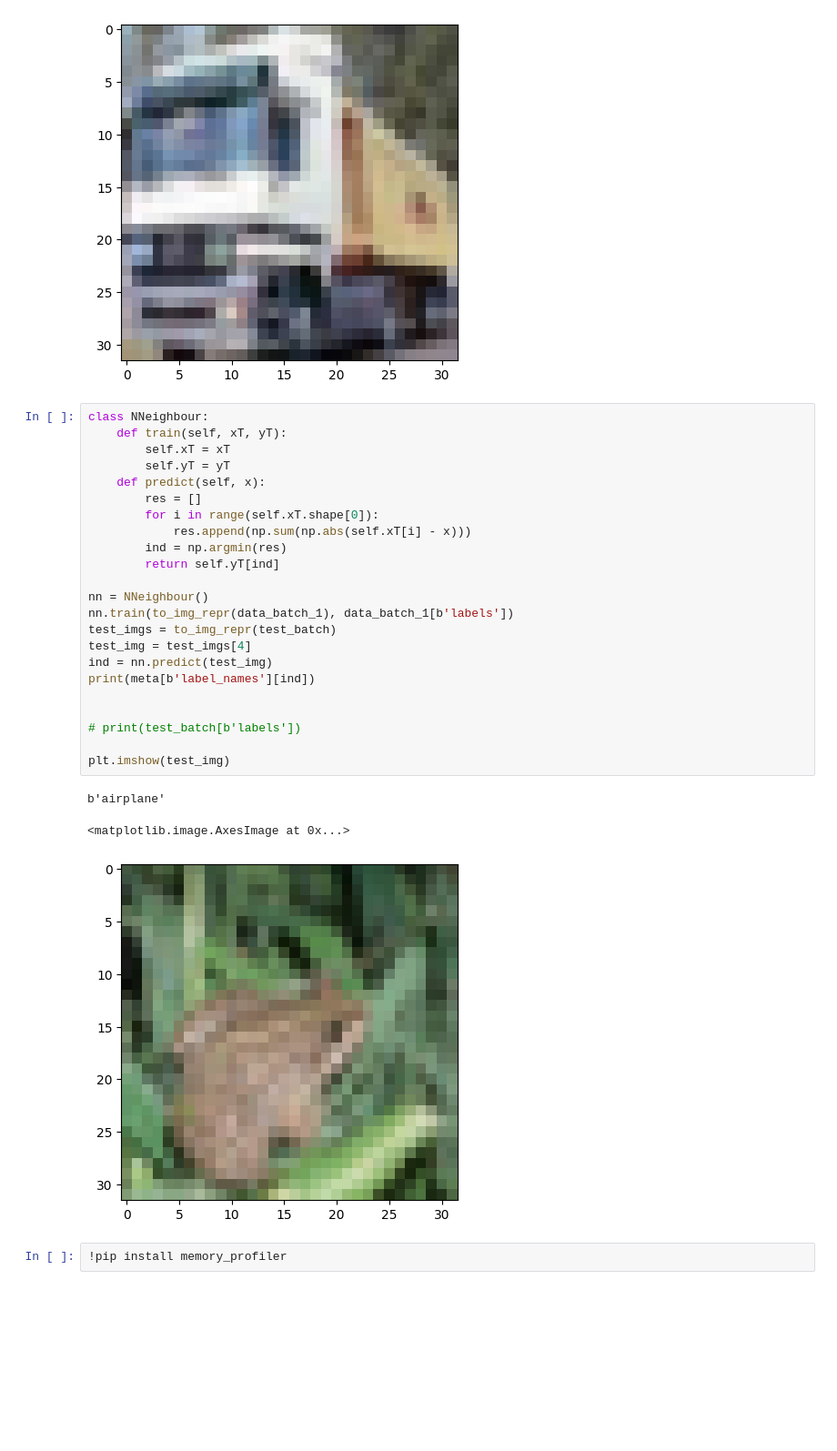
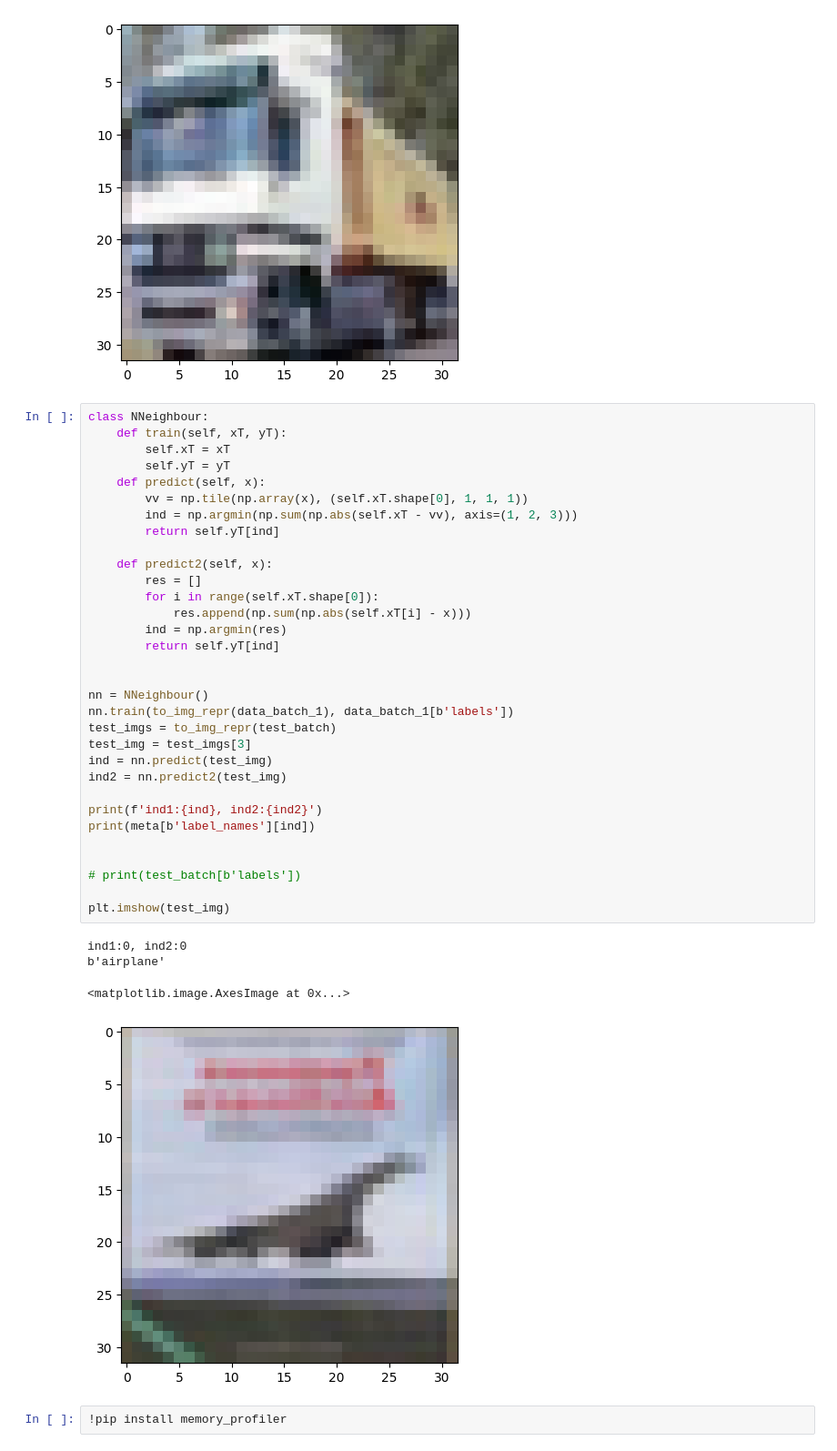
Before and after one commit to egorsmth/cnn4vr, a Jupyter notebook: lecture2/image_classification_problem.ipynb, the cells around one changed output. Shown at 91% size. Saved outputs shown, nothing was run; the diff lists cells and outputs as text; blank space fills up the shorter version.

Commit message:
image classification

```diff
--- a/lecture2/image_classification_problem.ipynb
+++ b/lecture2/image_classification_problem.ipynb
@@ -129,33 +129,43 @@ np.sum(np.abs(img - img2))
 407859
 np.uint64(407859)
 [figure]
-# %%
-class NNeighbour:
-    def train(self, xT, yT):
-        self.xT = xT
-        self.yT = yT
-    def predict(self, x):
-        res = []
-        for i in range(self.xT.shape[0]):
-            res.append(np.sum(np.abs(self.xT[i] - x)))
-        ind = np.argmin(res)
-        return self.yT[ind]
-
-nn = NNeighbour()
-nn.train(to_img_repr(data_batch_1), data_batch_1[b'labels'])
-test_imgs = to_img_repr(test_batch)
-test_img = test_imgs[4]
-ind = nn.predict(test_img)
-print(meta[b'label_names'][ind])
-
-
-# print(test_batch[b'labels'])
-
-plt.imshow(test_img)
-# %% [output]
-b'airplane'
-<matplotlib.image.AxesImage at 0x...>
-[figure, removed]
+# %%
+class NNeighbour:
+    def train(self, xT, yT):
+        self.xT = xT
+        self.yT = yT
+    def predict(self, x):
+        vv = np.tile(np.array(x), (self.xT.shape[0], 1, 1, 1))
+        ind = np.argmin(np.sum(np.abs(self.xT - vv), axis=(1, 2, 3)))
+        return self.yT[ind]
+
+    def predict2(self, x):
+        res = []
+        for i in range(self.xT.shape[0]):
+            res.append(np.sum(np.abs(self.xT[i] - x)))
+        ind = np.argmin(res)
+        return self.yT[ind]
+
+
+nn = NNeighbour()
+nn.train(to_img_repr(data_batch_1), data_batch_1[b'labels'])
+test_imgs = to_img_repr(test_batch)
+test_img = test_imgs[3]
+ind = nn.predict(test_img)
+ind2 = nn.predict2(test_img)
+
+print(f'ind1:{ind}, ind2:{ind2}')
+print(meta[b'label_names'][ind])
+
+
+# print(test_batch[b'labels'])
+
+plt.imshow(test_img)
+# %% [output]
+ind1:0, ind2:0
+b'airplane'
+<matplotlib.image.AxesImage at 0x...>
+[figure, added]
 # %%
 !pip install memory_profiler
 # %% [output]
```
Also changed, not shown: parts of 1 cell of this notebook.
